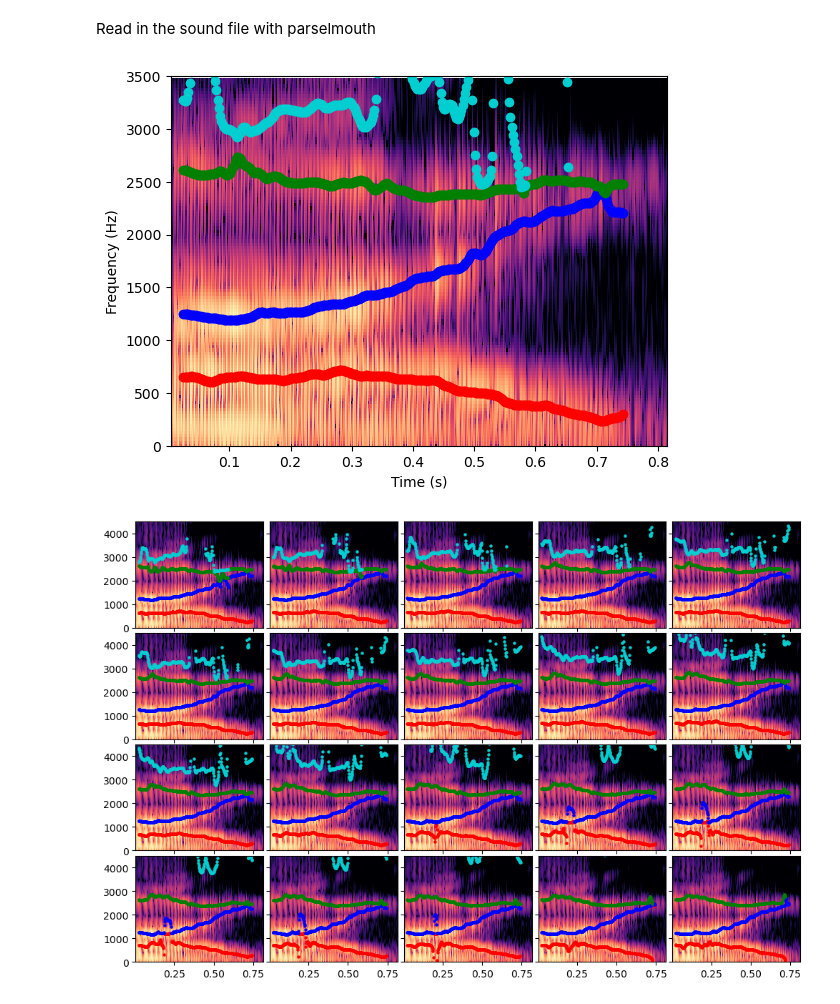
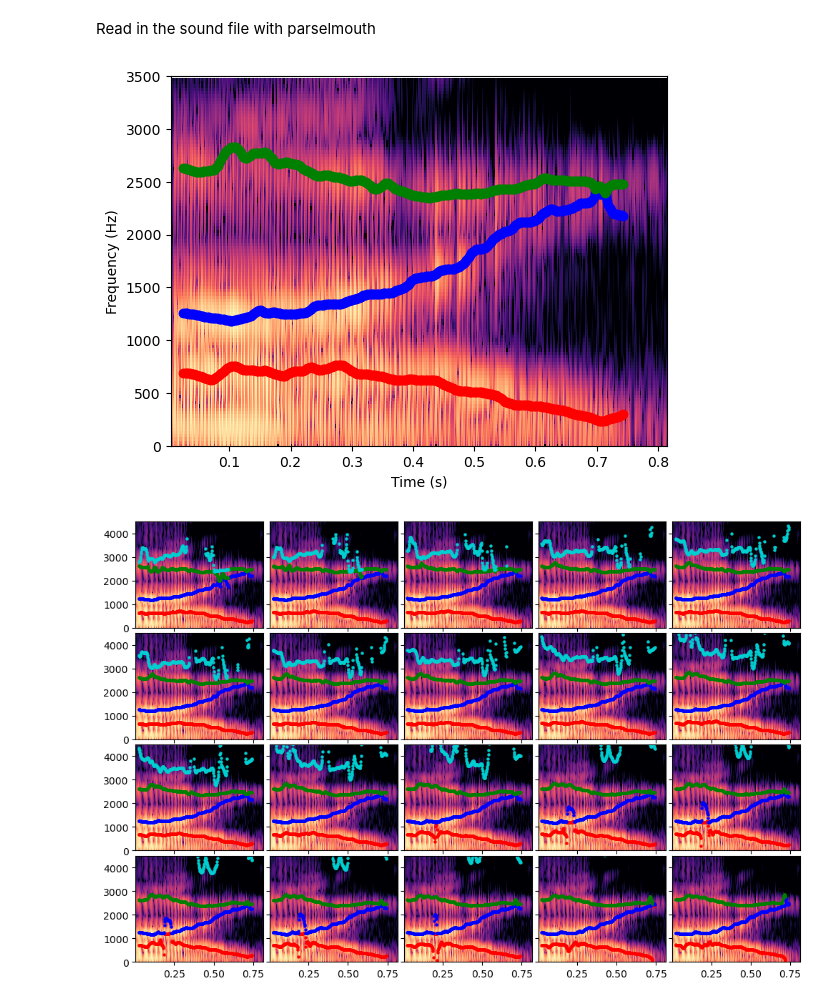
Before and after one commit to FastTrackiverse/fasttrackpy, a Jupyter notebook: dev_notebooks/spectrograms.ipynb, the cells around one changed output. Drawn from its saved outputs; the diff is of its cells as text; code cells hidden in the pictures.

```diff
--- a/dev_notebooks/spectrograms.ipynb
+++ b/dev_notebooks/spectrograms.ipynb
@@ -26,10 +26,10 @@ candidates = CandidateTracks(
     min_max_formant=4000,
     max_max_formant=6000
 )
-# %%
-candidates.candidates[2].spectrogram(formants=4)
-# %% [output]
-[figure, removed]
+# %%
+candidates.winner.spectrogram()
+# %% [output]
+[figure, added]
 # %%
 candidates.spectrograms(formants=4, maximum_frequency=4500)
 # %% [output]
```
Also changed, not shown: parts of 1 cell of this notebook.
